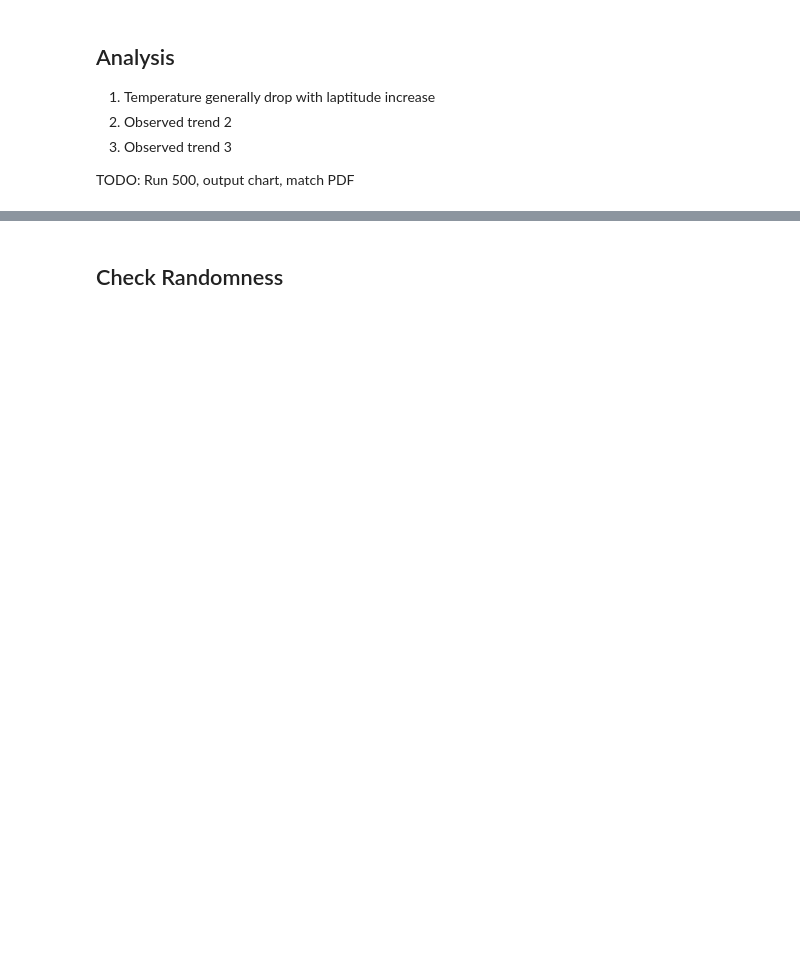
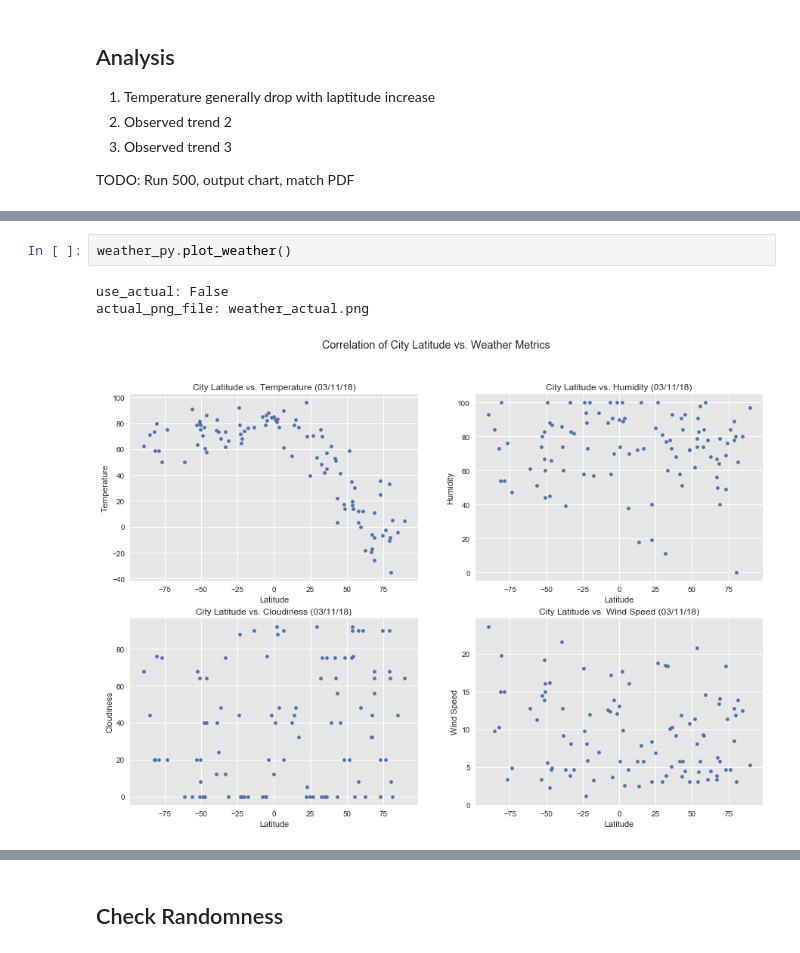
Before and after one commit to feng443/RUDSWeek6API, a Jupyter notebook: WeatherPy.ipynb, the cells around one changed output, grey strips where cells are left out. Drawn from its saved outputs; the diff is of its cells as text; blank space fills up the shorter version.

```diff
--- a/WeatherPy.ipynb
+++ b/WeatherPy.ipynb
@@ -9,0 +184,6 @@ TODO: Run 500, output chart, match PDF
+# %%
+weather_py.plot_weather()
+# %% [output]
+use_actual: False
+actual_png_file: weather_actual.png
+[figure, added]
```
Also changed, not shown: parts of 18 cells of this notebook.
